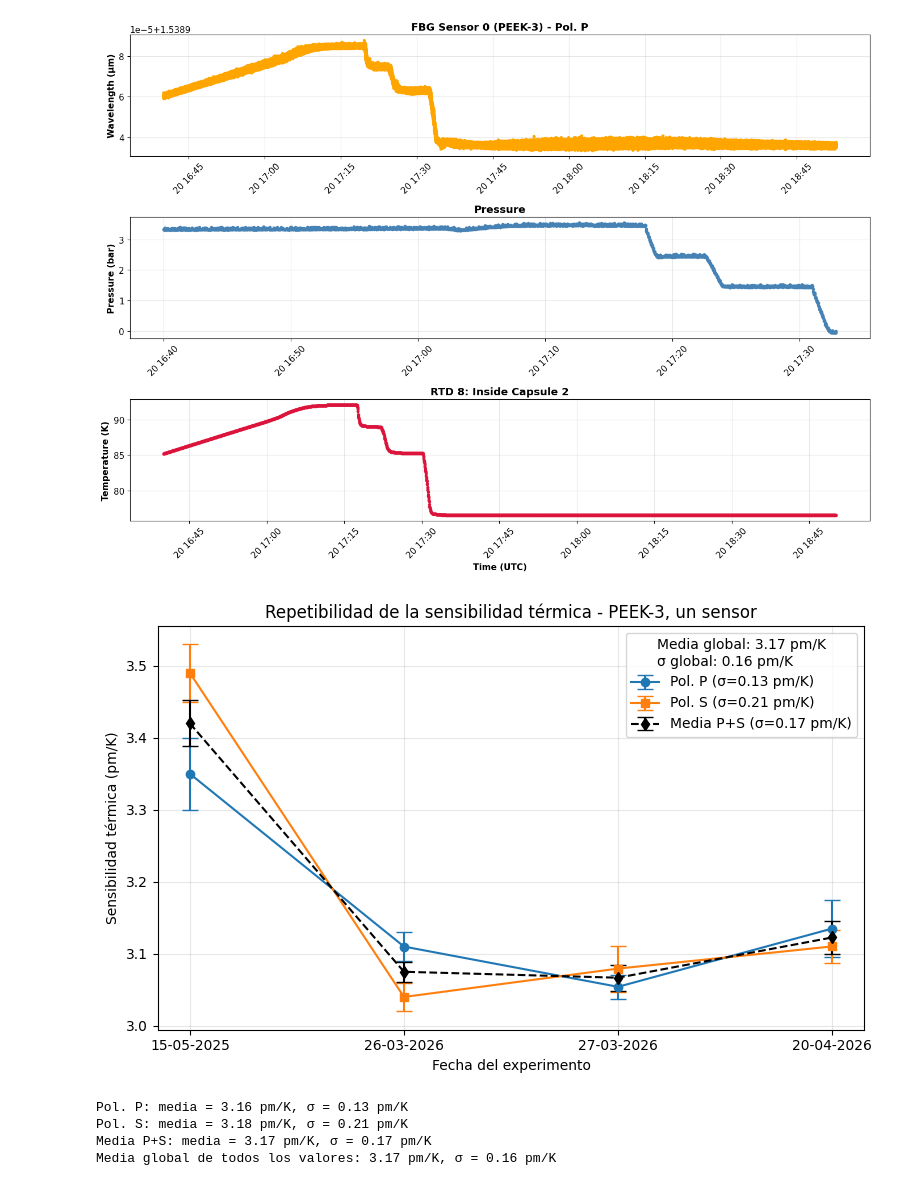
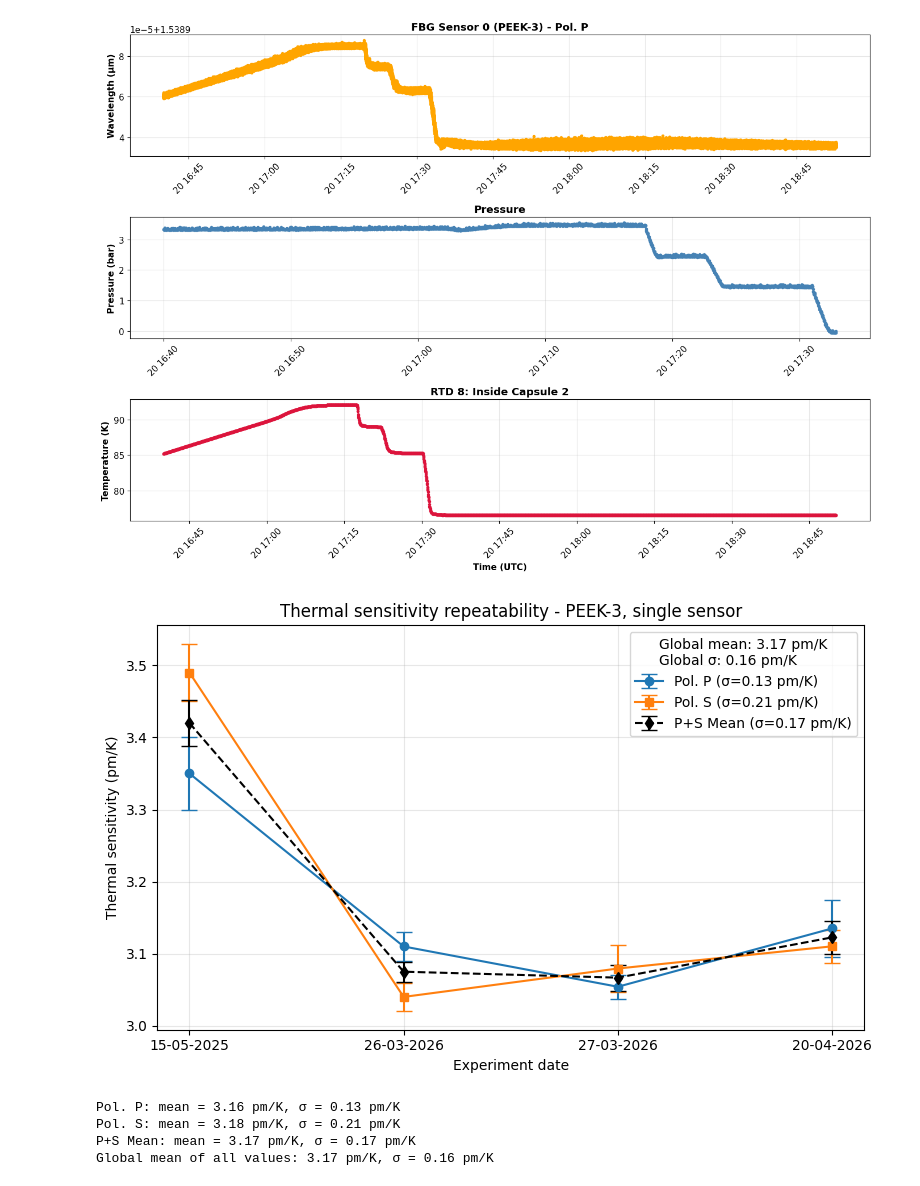
Before and after one commit to garpol/rtd-calibration-ana, a Jupyter notebook: FBG_Sensitivity_Analysis/Analysis Sens Press_PEEK3_200_20-04-2025_3.ipynb, the cells around one changed output. Cells and saved outputs as stored; diff of their text form; code cells hidden in the pictures.

```diff
--- a/FBG_Sensitivity_Analysis/Analysis Sens Press_PEEK3_200_20-04-2025_3.ipynb
+++ b/FBG_Sensitivity_Analysis/Analysis Sens Press_PEEK3_200_20-04-2025_3.ipynb
@@ -3627,61 +3627,61 @@ viz.plot_data_overview(start_time=ANALYSIS_START_TIME)
 [figure]
 # %%
 # ============================================================================
-# CELDA FINAL: Análisis de repetibilidad de sensibilidad térmica (media de polarizaciones)
+# FINAL CELL: Thermal sensitivity repeatability analysis (polarization average)
 # ============================================================================
 import matplotlib.pyplot as plt
 import numpy as np
 
-# Fechas de los experimentos (como etiquetas)
-labels = ["15-05-2025", "26-03-2026", "27-03-2026", "20-04-2026"]  # Cambia estas fechas según corresponda
-x = np.arange(len(labels))  # [0, 1, 2, 3, 4]
+# Experiment dates (as labels)
+labels = ["15-05-2025", "26-03-2026", "27-03-2026", "20-04-2026"]  # Update these dates if needed
+x = np.arange(len(labels))  # [0, 1, 2, 3]
 
-# Sensibilidades y errores (pm/K)
-sens_p = [3.35, 3.11, 3.0541, 3.135]  # Cambia el último valor cuando tengas el dato real, ver en el run 1 más decimales si fuera necesario
+# Sensitivities and errors (pm/K)
+sens_p = [3.35, 3.11, 3.0541, 3.135]  # Update last value when real data is available (use more decimals if needed)
 err_p = [0.05, 0.02, 0.0167, 0.0396]
 sens_s = [3.49, 3.04, 3.0794, 3.1102]
 err_s = [0.04, 0.02, 0.0320, 0.0231]
 
-# Calcular medias y sigmas
+# Compute means and sigmas
 media_p = np.mean(sens_p)
 sigma_p = np.std(sens_p, ddof=1)
 media_s = np.mean(sens_s)
 sigma_s = np.std(sens_s, ddof=1)
 
-# Polarización media
+# Polarization average
 sens_m = [(p + s) / 2 for p, s in zip(sens_p, sens_s)]
 err_m = [np.sqrt(ep**2 + es**2)/2 for ep, es in zip(err_p, err_s)]
 media_m = np.mean(sens_m)
 sigma_m = np.std(sens_m, ddof=1)
 
-# Media global de todos los valores
+# Global mean over all values
 todos_los_valores = sens_p + sens_s
 media_global = np.mean(todos_los_valores)
 sigma_global = np.std(todos_los_valores, ddof=1)
 
 plt.figure(figsize=(8,5))
 plt.errorbar(x, sens_p, yerr=err_p, fmt='o-', label=f'Pol. P (σ={sigma_p:.2f} pm/K)', capsize=6)
 plt.errorbar(x, sens_s, yerr=err_s, fmt='s-', label=f'Pol. S (σ={sigma_s:.2f} pm/K)', capsize=6)
-plt.errorbar(x, sens_m, yerr=err_m, fmt='d--', color='black', label=f'Media P+S (σ={sigma_m:.2f} pm/K)', capsize=6)
+plt.errorbar(x, sens_m, yerr=err_m, fmt='d--', color='black', label=f'P+S Mean (σ={sigma_m:.2f} pm/K)', capsize=6)
 
 plt.xticks(x, labels)
-plt.ylabel('Sensibilidad térmica (pm/K)')
-plt.xlabel('Fecha del experimento')
-plt.title('Repetibilidad de la sensibilidad térmica - PEEK-3, un sensor')
+plt.ylabel('Thermal sensitivity (pm/K)')
+plt.xlabel('Experiment date')
+plt.title('Thermal sensitivity repeatability - PEEK-3, single sensor')
 plt.grid(alpha=0.3)
-plt.legend(title=f"Media global: {media_global:.2f} pm/K\nσ global: {sigma_global:.2f} pm/K")
+plt.legend(title=f"Global mean: {media_global:.2f} pm/K\nGlobal σ: {sigma_global:.2f} pm/K")
 plt.tight_layout()
 plt.show()
 
-print(f"Pol. P: media = {media_p:.2f} pm/K, σ = {sigma_p:.2f} pm/K")
-print(f"Pol. S: media = {media_s:.2f} pm/K, σ = {sigma_s:.2f} pm/K")
-print(f"Media P+S: media = {media_m:.2f} pm/K, σ = {sigma_m:.2f} pm/K")
-print(f"Media global de todos los valores: {media_global:.2f} pm/K, σ = {sigma_global:.2f} pm/K")
+print(f"Pol. P: mean = {media_p:.2f} pm/K, σ = {sigma_p:.2f} pm/K")
+print(f"Pol. S: mean = {media_s:.2f} pm/K, σ = {sigma_s:.2f} pm/K")
+print(f"P+S Mean: mean = {media_m:.2f} pm/K, σ = {sigma_m:.2f} pm/K")
+print(f"Global mean of all values: {media_global:.2f} pm/K, σ = {sigma_global:.2f} pm/K")
 # %% [output]
-[figure, old version]
+[figure, new version]
-Pol. P: media = 3.16 pm/K, σ = 0.13 pm/K
-Pol. S: media = 3.18 pm/K, σ = 0.21 pm/K
-Media P+S: media = 3.17 pm/K, σ = 0.17 pm/K
-Media global de todos los valores: 3.17 pm/K, σ = 0.16 pm/K
+Pol. P: mean = 3.16 pm/K, σ = 0.13 pm/K
+Pol. S: mean = 3.18 pm/K, σ = 0.21 pm/K
+P+S Mean: mean = 3.17 pm/K, σ = 0.17 pm/K
+Global mean of all values: 3.17 pm/K, σ = 0.16 pm/K
 # %%
 # ============================================================================
```
Also changed, not shown: parts of 1 cell of this notebook, 6 other files.
